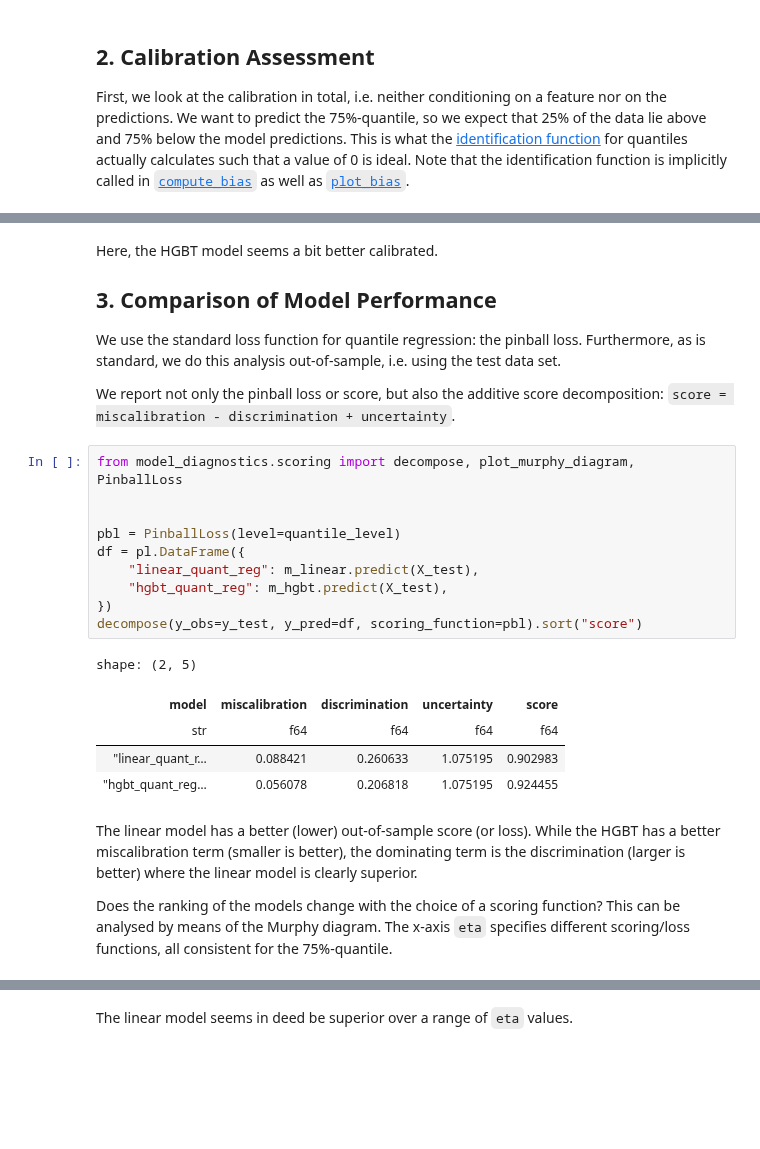
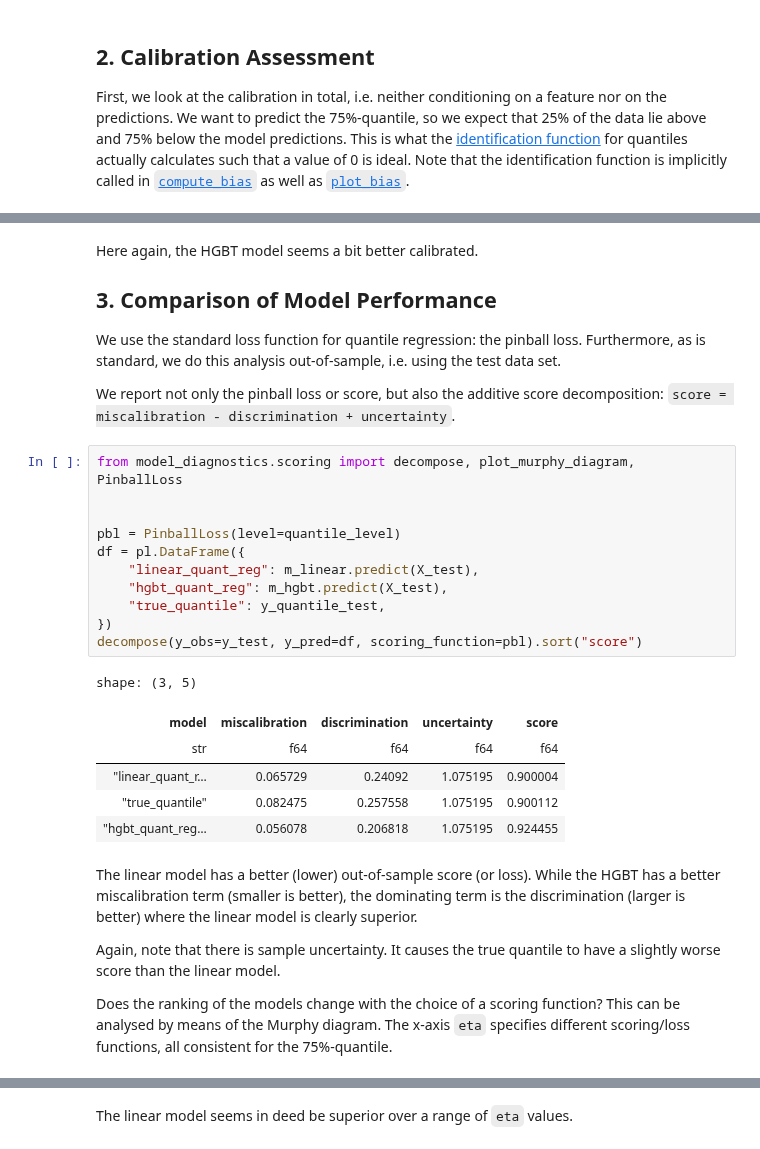
Before and after one commit to lorentzenchr/model-diagnostics, a Jupyter notebook: docs/examples/quantile_regression.ipynb, the cells around one changed output, grey strips where cells are left out. Cells and saved outputs as stored; diff of their text form; blank space fills up the shorter version.

```diff
--- a/docs/examples/quantile_regression.ipynb
+++ b/docs/examples/quantile_regression.ipynb
@@ -119,5 +151,5 @@ Text(0.5, 1.0, 'Bias Plot conditional on prediction on Training Set')
 # %% [markdown]
-Here, the HGBT model seems a bit better calibrated.
+Here again, the HGBT model seems a bit better calibrated.
 
 ## 3. Comparison of Model Performance
 
@@ -125,26 +157,31 @@ We use the standard loss function for quantile regression: the pinball loss.
 Furthermore, as is standard, we do this analysis out-of-sample, i.e. using the test data set.
 
 We report not only the pinball loss or score, but also the additive score decomposition: `score = miscalibration - discrimination + uncertainty`.
-# %%
-from model_diagnostics.scoring import decompose, plot_murphy_diagram, PinballLoss
-
-
-pbl = PinballLoss(level=quantile_level)
-df = pl.DataFrame({
-    "linear_quant_reg": m_linear.predict(X_test),
-    "hgbt_quant_reg": m_hgbt.predict(X_test),
-})
-decompose(y_obs=y_test, y_pred=df, scoring_function=pbl).sort("score")
-# %% [output]
-shape: (2, 5)
-| model | miscalibration | discrimination | uncertainty | score |
-| str | f64 | f64 | f64 | f64 |
-| "linear_quant_r… | 0.088421 | 0.260633 | 1.075195 | 0.902983 |
-| "hgbt_quant_reg… | 0.056078 | 0.206818 | 1.075195 | 0.924455 |
+# %%
+from model_diagnostics.scoring import decompose, plot_murphy_diagram, PinballLoss
+
+
+pbl = PinballLoss(level=quantile_level)
+df = pl.DataFrame({
+    "linear_quant_reg": m_linear.predict(X_test),
+    "hgbt_quant_reg": m_hgbt.predict(X_test),
+    "true_quantile": y_quantile_test,
+})
+decompose(y_obs=y_test, y_pred=df, scoring_function=pbl).sort("score")
+# %% [output]
+shape: (3, 5)
+| model | miscalibration | discrimination | uncertainty | score |
+| str | f64 | f64 | f64 | f64 |
+| "linear_quant_r… | 0.065729 | 0.24092 | 1.075195 | 0.900004 |
+| "true_quantile" | 0.082475 | 0.257558 | 1.075195 | 0.900112 |
+| "hgbt_quant_reg… | 0.056078 | 0.206818 | 1.075195 | 0.924455 |
 # %% [markdown]
 The linear model has a better (lower) out-of-sample score (or loss).
 While the HGBT has a better miscalibration term (smaller is better), the dominating term is the discrimination (larger is better) where the linear model is clearly superior.
 
+Again, note that there is sample uncertainty.
+It causes the true quantile to have a slightly worse score than the linear model.
+
 Does the ranking of the models change with the choice of a scoring function?
 This can be analysed by means of the Murphy diagram.
 The x-axis `eta` specifies different scoring/loss functions, all consistent for the 75%-quantile.
```
Also changed, not shown: parts of 11 cells of this notebook, 3 other files.
